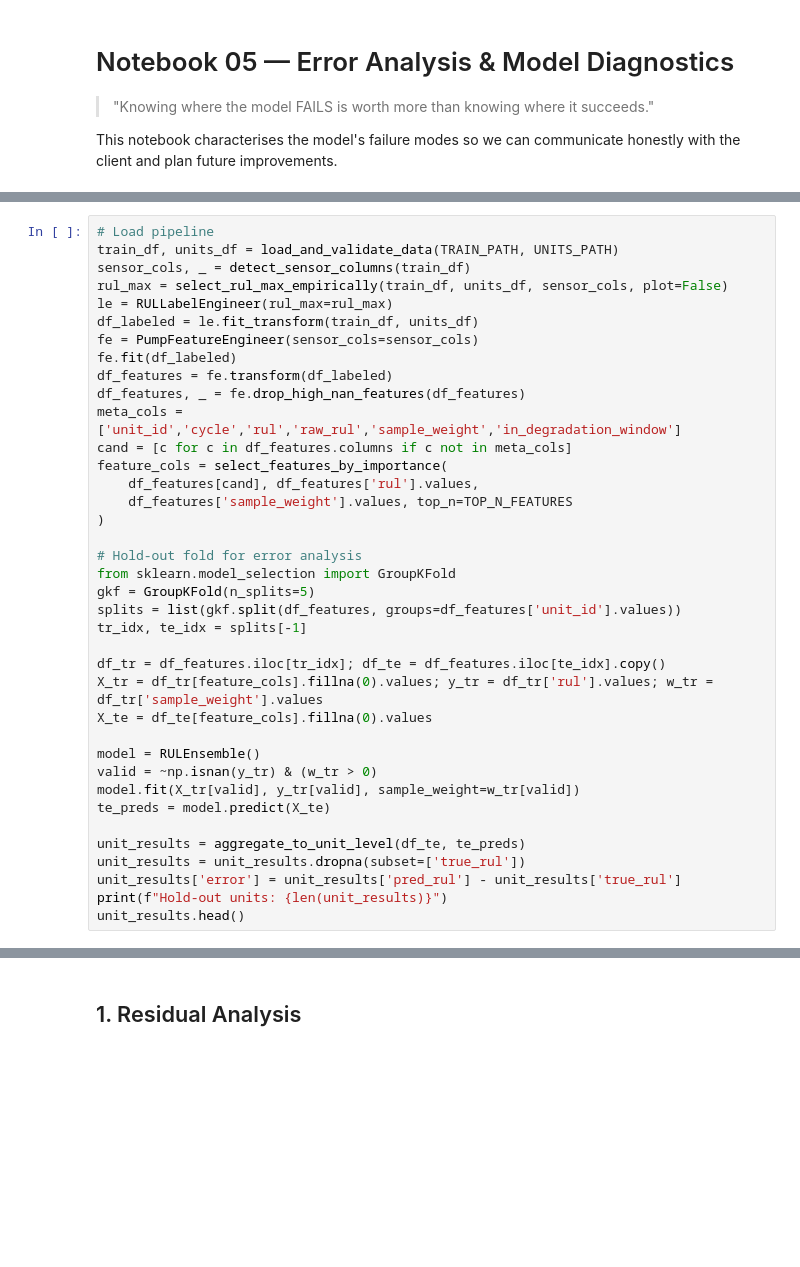
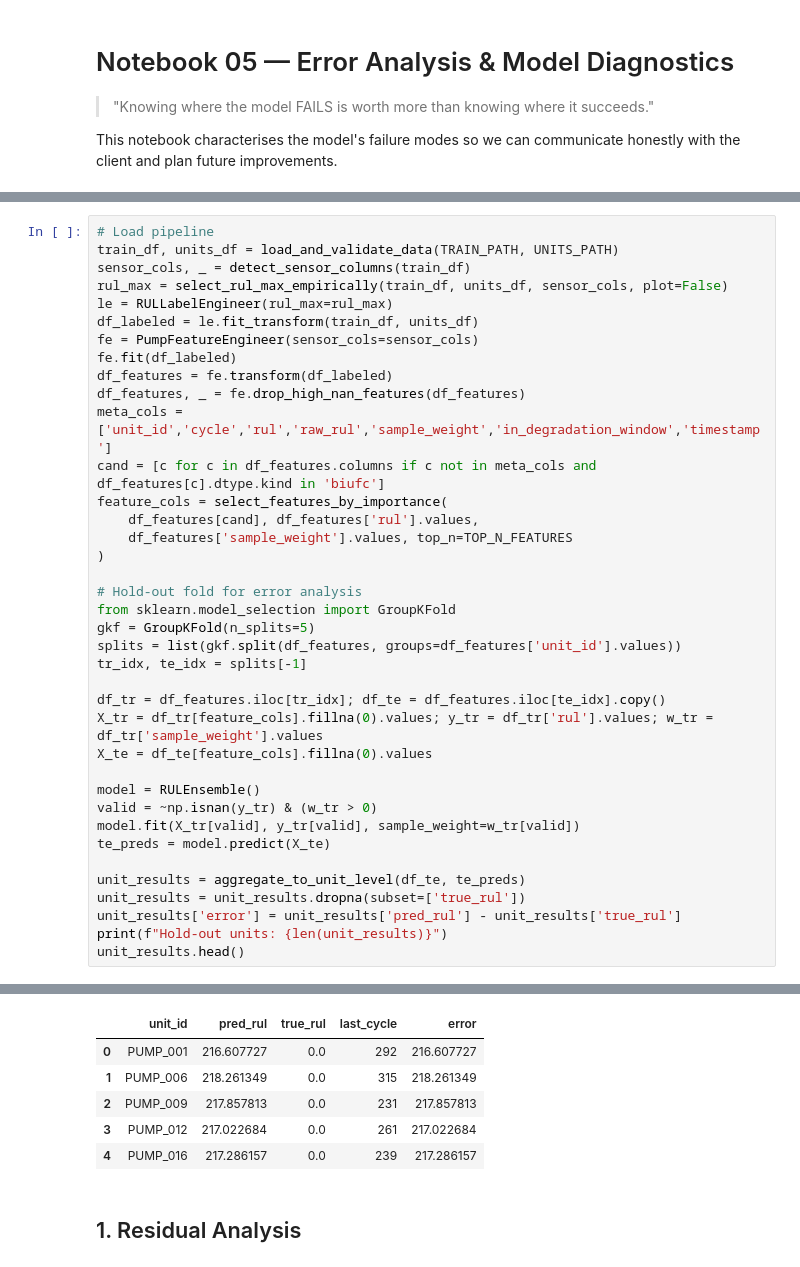
Before and after one commit to anirudhasi/take-home-tasks-main, a Jupyter notebook: notebooks/05_ErrorAnalysis.ipynb, the cells around one changed output, grey strips where cells are left out. Cells and saved outputs as stored; diff of their text form; blank space fills up the shorter version.

```diff
--- a/notebooks/05_ErrorAnalysis.ipynb
+++ b/notebooks/05_ErrorAnalysis.ipynb
@@ -32,8 +34,8 @@ fe = PumpFeatureEngineer(sensor_cols=sensor_cols)
 fe.fit(df_labeled)
 df_features = fe.transform(df_labeled)
 df_features, _ = fe.drop_high_nan_features(df_features)
-meta_cols = ['unit_id','cycle','rul','raw_rul','sample_weight','in_degradation_window']
-cand = [c for c in df_features.columns if c not in meta_cols]
+meta_cols = ['unit_id','cycle','rul','raw_rul','sample_weight','in_degradation_window','timestamp']
+cand = [c for c in df_features.columns if c not in meta_cols and df_features[c].dtype.kind in 'biufc']
 feature_cols = select_features_by_importance(
     df_features[cand], df_features['rul'].values,
     df_features['sample_weight'].values, top_n=TOP_N_FEATURES
@@ -59,3 +61,4 @@ unit_results = unit_results.dropna(subset=['true_rul'])
 unit_results['error'] = unit_results['pred_rul'] - unit_results['true_rul']
 print(f"Hold-out units: {len(unit_results)}")
 unit_results.head()
+# %% [output]
@@ -62,3 +82,9 @@ unit_results.head()
+|  | unit_id | pred_rul | true_rul | last_cycle | error |
+| 0 | PUMP_001 | 216.607727 | 0.0 | 292 | 216.607727 |
+| 1 | PUMP_006 | 218.261349 | 0.0 | 315 | 218.261349 |
+| 2 | PUMP_009 | 217.857813 | 0.0 | 231 | 217.857813 |
+| 3 | PUMP_012 | 217.022684 | 0.0 | 261 | 217.022684 |
+| 4 | PUMP_016 | 217.286157 | 0.0 | 239 | 217.286157 |
 # %% [markdown]
 ## 1. Residual Analysis
 # %%
```
Also changed, not shown: parts of 6 cells of this notebook, 16 other files.
